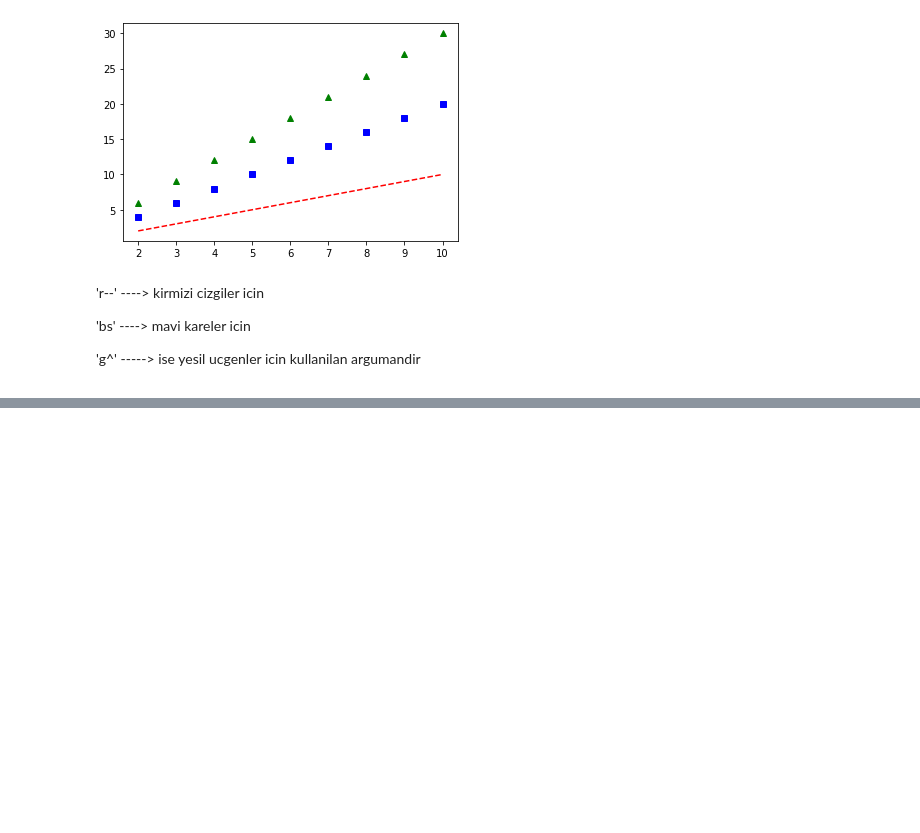
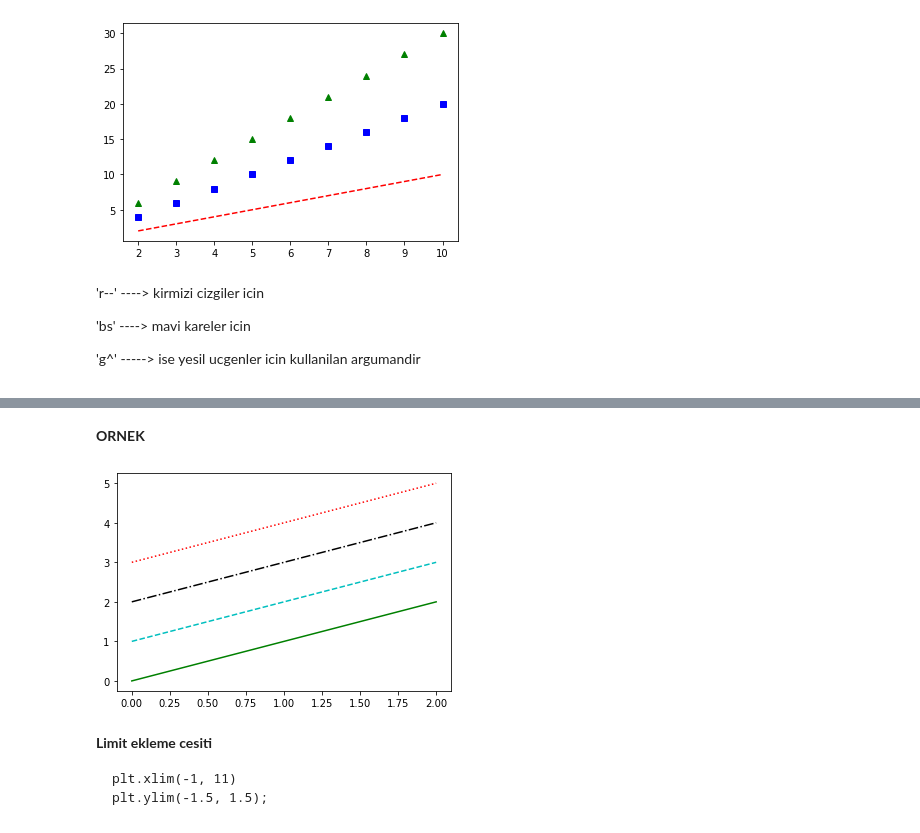
Before and after one commit to bozkurtmert0/python_notlar, a Jupyter notebook: Matplotlib_Duzensiz.ipynb, the cells around one changed output, grey strips where cells are left out. Saved outputs shown, nothing was run; the diff lists cells and outputs as text; code cells hidden in the pictures; blank space fills up the shorter version.

````diff
--- a/Matplotlib_Duzensiz.ipynb
+++ b/Matplotlib_Duzensiz.ipynb
@@ -21,0 +110,16 @@ plt.plot(s, s, 'r--', s, s*2, 'bs', s, s*3, 'g^')
+# %% [markdown]
+**ORNEK**
+# %%
+plt.plot(x, x + 0, '-g')  # solid green
+plt.plot(x, x + 1, '--c') # dashed cyan
+plt.plot(x, x + 2, '-.k') # dashdot black
+plt.plot(x, x + 3, ':r');  # dotted red
+# %% [output]
+[figure, added]
+# %% [markdown]
+**Limit ekleme cesiti**
+
+```
+plt.xlim(-1, 11)
+plt.ylim(-1.5, 1.5);
+```
````
Also changed, not shown: parts of 9 cells of this notebook.
